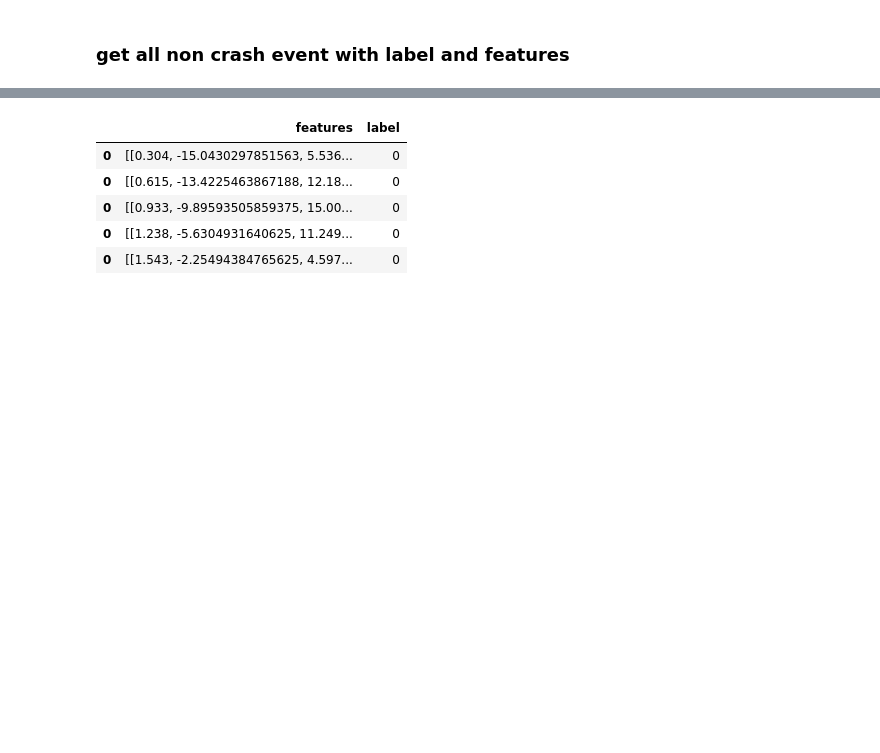
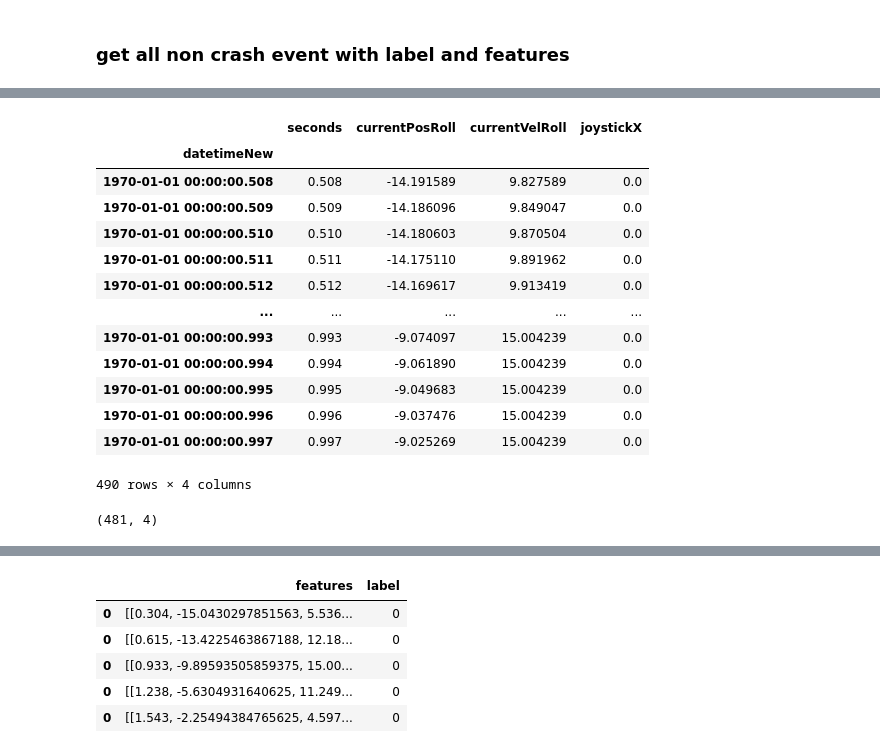
Before and after one commit to yonglin-wang/spacecraft-crash-predictor, a Jupyter notebook: Codes/data .ipynb, the cells around one changed output, grey strips where cells are left out. Cells and saved outputs as stored; diff of their text form; code cells hidden in the pictures; blank space fills up the shorter version.

```diff
--- a/Codes/data .ipynb
+++ b/Codes/data .ipynb
@@ -477,0 +513,26 @@ time_step = 0.3
+# %%
+xx = data_needed[(data_needed['peopleTrialKey'] == '1_co_P13/12_600back_Block3_trial_012.csv')]
+temp_df = xx[(xx.seconds >= 0.5)\
+                           & (xx.seconds <= 1.0)]
+temp_df = temp_df[['seconds', 'currentPosRoll','currentVelRoll','joystickX']]
+temp_df = temp_df.resample('0.001S').asfreq().interpolate(method='linear')
+temp_df
+# %% [output]
+|  | seconds | currentPosRoll | currentVelRoll | joystickX |
+| datetimeNew |  |  |  |  |
+| 1970-01-01 00:00:00.508 | 0.508 | -14.191589 | 9.827589 | 0.0 |
+| 1970-01-01 00:00:00.509 | 0.509 | -14.186096 | 9.849047 | 0.0 |
+| 1970-01-01 00:00:00.510 | 0.510 | -14.180603 | 9.870504 | 0.0 |
+| 1970-01-01 00:00:00.511 | 0.511 | -14.175110 | 9.891962 | 0.0 |
+| 1970-01-01 00:00:00.512 | 0.512 | -14.169617 | 9.913419 | 0.0 |
+| ... | ... | ... | ... | ... |
+| 1970-01-01 00:00:00.993 | 0.993 | -9.074097 | 15.004239 | 0.0 |
+| 1970-01-01 00:00:00.994 | 0.994 | -9.061890 | 15.004239 | 0.0 |
+| 1970-01-01 00:00:00.995 | 0.995 | -9.049683 | 15.004239 | 0.0 |
+| 1970-01-01 00:00:00.996 | 0.996 | -9.037476 | 15.004239 | 0.0 |
+| 1970-01-01 00:00:00.997 | 0.997 | -9.025269 | 15.004239 | 0.0 |
+490 rows × 4 columns
+# %%
+noncrash_feature_label_300ms_500ms_test.features.iloc[12].shape
+# %% [output]
+(481, 4)
```
Also changed, not shown: parts of 31 cells of this notebook.
